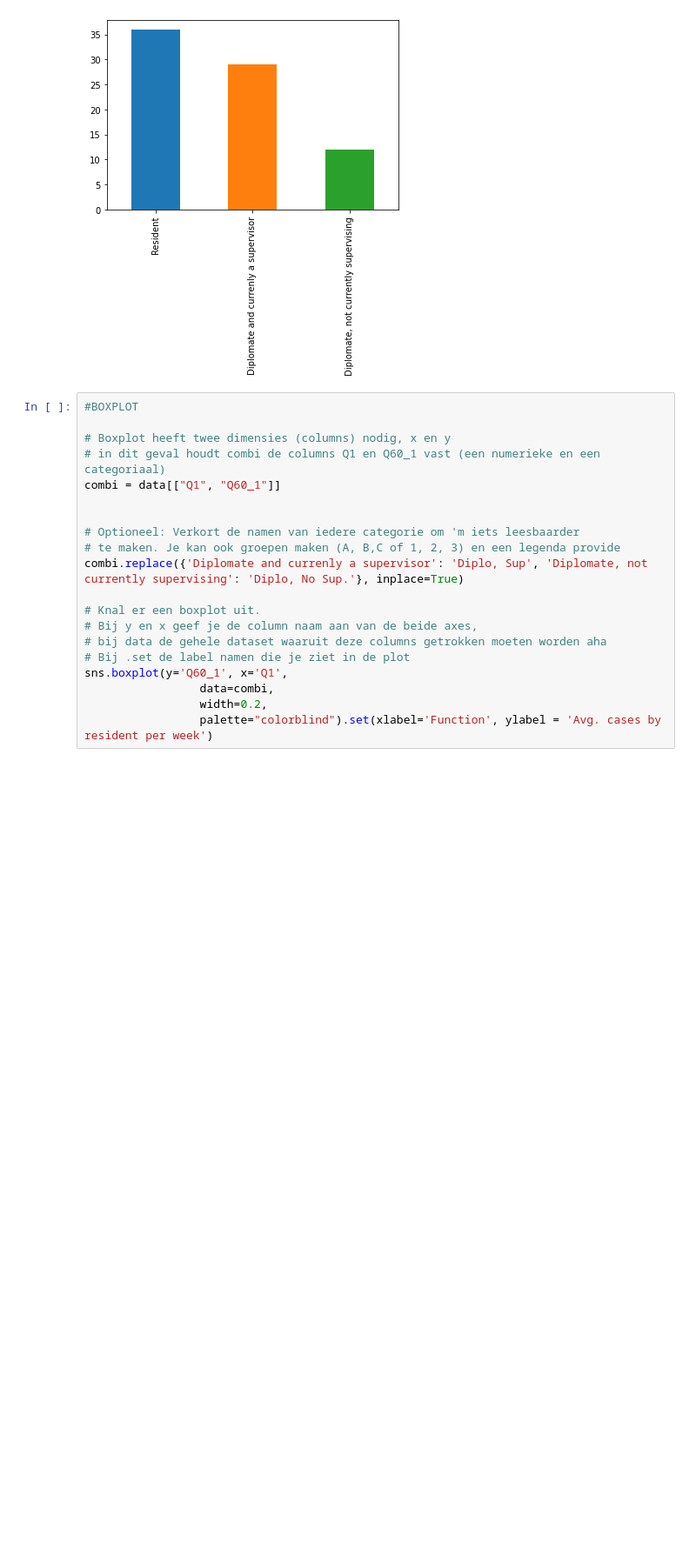
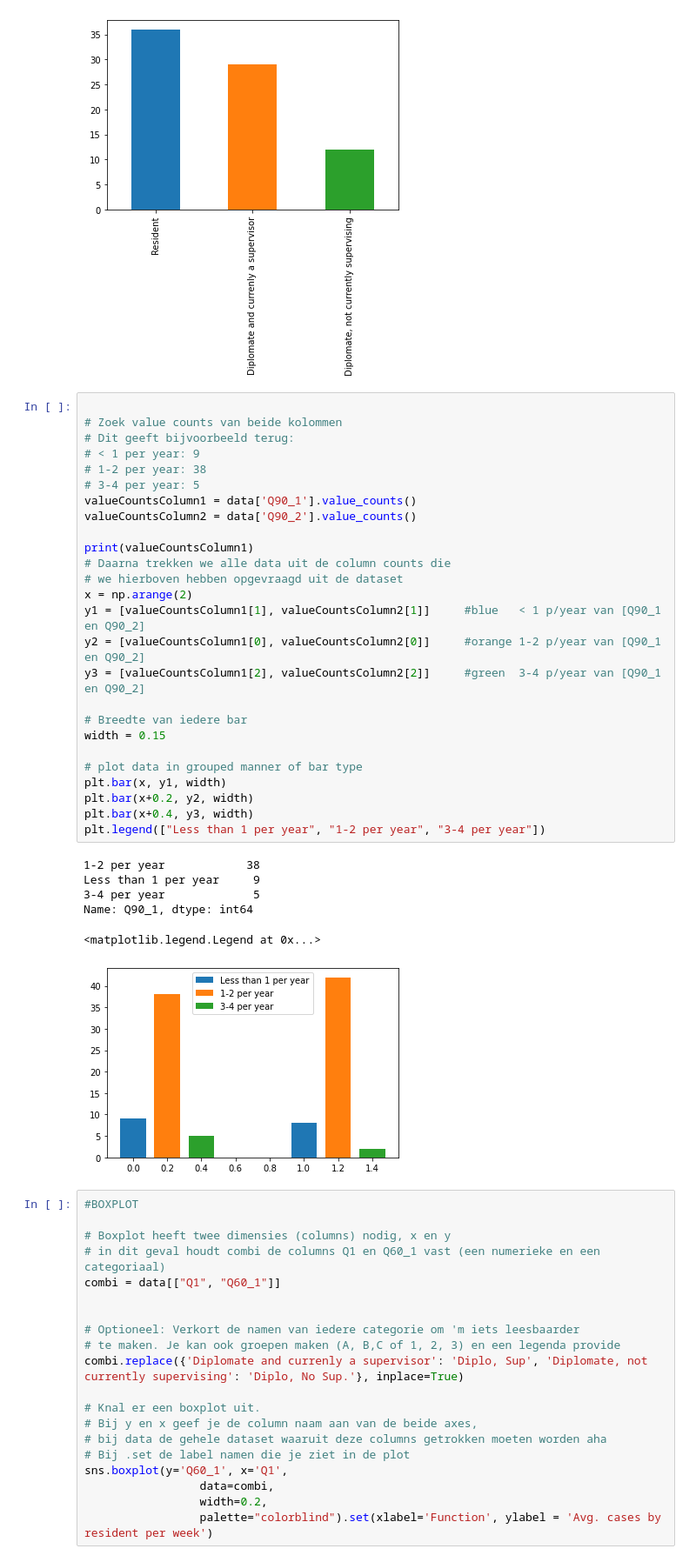
Before and after one commit to FransHuntink/PythonDataScience, a Jupyter notebook: DemoData/SophieVisuals.ipynb, the cells around one changed output. Shown: that part at 87% size. Cells and saved outputs as stored; diff of their text form; blank space fills up the shorter version.

Commit message:
Double bar plot

```diff
--- a/DemoData/SophieVisuals.ipynb
+++ b/DemoData/SophieVisuals.ipynb
@@ -28,6 +28,39 @@ Q1.value_counts().plot(kind='bar',  color=['C0', 'C1', 'C2'])
 # %% [output]
 <AxesSubplot:>
 [figure]
+# %%
+
+# Zoek value counts van beide kolommen
+# Dit geeft bijvoorbeeld terug:
+# < 1 per year: 9
+# 1-2 per year: 38
+# 3-4 per year: 5
+valueCountsColumn1 = data['Q90_1'].value_counts()
+valueCountsColumn2 = data['Q90_2'].value_counts()
+
+print(valueCountsColumn1)
+# Daarna trekken we alle data uit de column counts die
+# we hierboven hebben opgevraagd uit de dataset
+x = np.arange(2)
+y1 = [valueCountsColumn1[1], valueCountsColumn2[1]]     #blue   < 1 p/year van [Q90_1 en Q90_2]
+y2 = [valueCountsColumn1[0], valueCountsColumn2[0]]     #orange 1-2 p/year van [Q90_1 en Q90_2]
+y3 = [valueCountsColumn1[2], valueCountsColumn2[2]]     #green  3-4 p/year van [Q90_1 en Q90_2]
+
+# Breedte van iedere bar
+width = 0.15
+
+# plot data in grouped manner of bar type
+plt.bar(x, y1, width)
+plt.bar(x+0.2, y2, width)
+plt.bar(x+0.4, y3, width)
+plt.legend(["Less than 1 per year", "1-2 per year", "3-4 per year"])
+# %% [output]
+1-2 per year            38
+Less than 1 per year     9
+3-4 per year             5
+Name: Q90_1, dtype: int64
+<matplotlib.legend.Legend at 0x...>
+[figure, added]
 # %%
 #BOXPLOT
 
```
